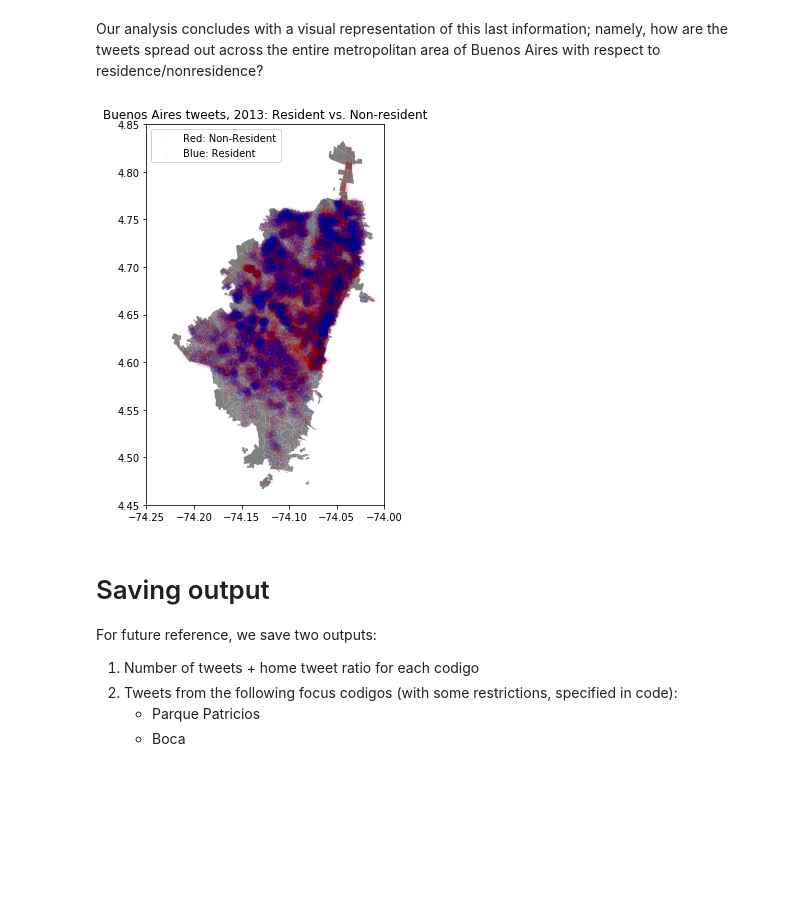
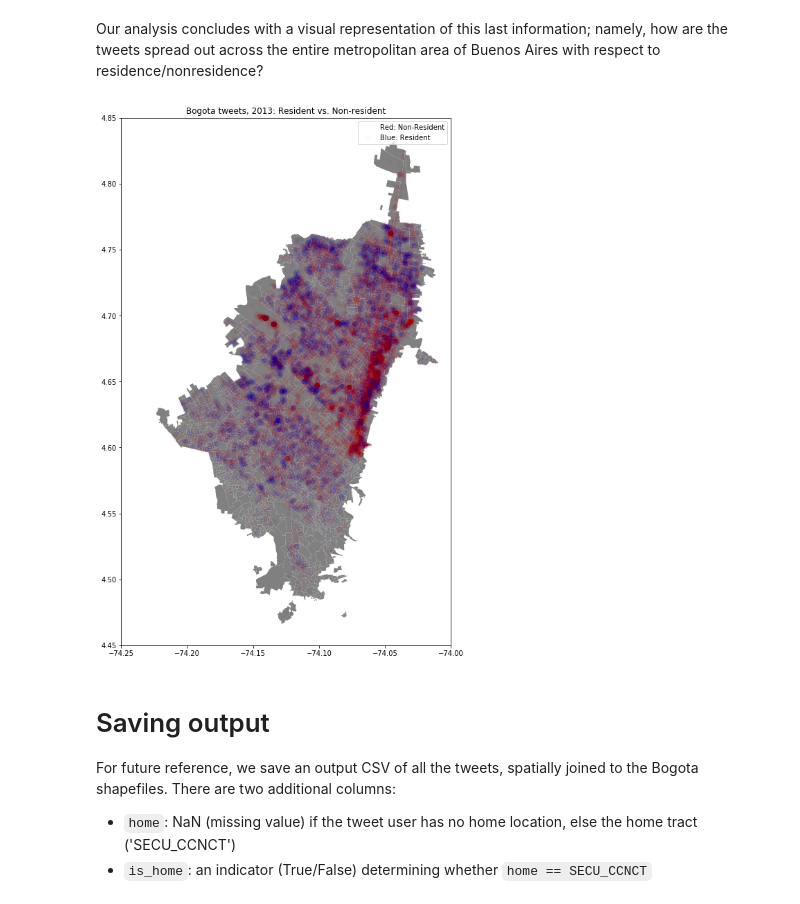
Before and after one commit to cci-ucb/twitter-and-displacement, a Jupyter notebook: 02_analysis/notebooks/bo_2013.ipynb, the cells around one changed output. Saved outputs shown, nothing was run; the diff lists cells and outputs as text; code cells hidden in the pictures; blank space fills up the shorter version.

```diff
--- a/02_analysis/notebooks/bo_2013.ipynb
+++ b/02_analysis/notebooks/bo_2013.ipynb
@@ -117,25 +117,16 @@ Our analysis concludes with a visual representation of this last information; na
 # %%
 ### Plot a 1% sample of 2013 tweets ###
 # Blue tweets: Resident
 # Red tweets: Non-resident
-# Gray (borely visible beneath the blue): Buenos Aires shapefile
+# Gray: Bogota shapefile
 
-fig, ax = plt.subplots(figsize=(10, 7))
+fig, ax = plt.subplots(figsize=(20, 14))
 bo_shapefiles['geometry'].plot(ax=ax, color='gray')
-sample = bo13[~bo13['OBJECTID'].isnull()].sample(frac=0.01, random_state=42)
+sample = bo13[~bo13['SECU_CCNCT'].isnull()].sample(frac=0.01, random_state=42)
 sample[~sample['is_home']].plot(ax=ax, marker='o', color='red', alpha=0.01, label='Red: Non-Resident')
 sample[sample['is_home']].plot(ax=ax, marker='o', color='blue', alpha=0.01, label='Blue: Resident')
 plt.legend()
 plt.axis([-74.25, -74, 4.45, 4.85])
-plt.title('Buenos Aires tweets, 2013: Resident vs. Non-resident');
+plt.title('Bogota tweets, 2013: Resident vs. Non-resident');
 # %% [output]
-[figure, old version]
+[figure, new version]
-# %% [markdown]
-# Saving output
-
-For future reference, we save two outputs:
-
-1. Number of tweets + home tweet ratio for each codigo
-1. Tweets from the following focus codigos (with some restrictions, specified in code):
-    - Parque Patricios
-    - Boca
@@ -162,0 +133,7 @@ save_focus_codigo_data(ba12, 2012)
+# %% [markdown]
+# Saving output
+
+For future reference, we save an output CSV of all the tweets, spatially joined to the Bogota shapefiles. There are two additional columns:
+
+- `home`: NaN (missing value) if the tweet user has no home location, else the home tract ('SECU_CCNCT')
+- `is_home`: an indicator (True/False) determining whether `home == SECU_CCNCT`
```
Also changed, not shown: parts of 10 cells of this notebook, 3 other files.
